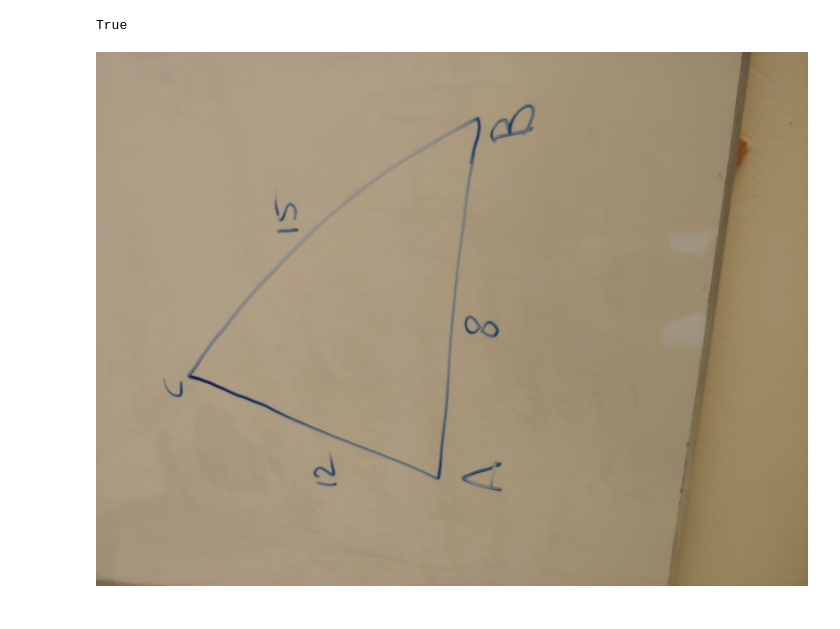
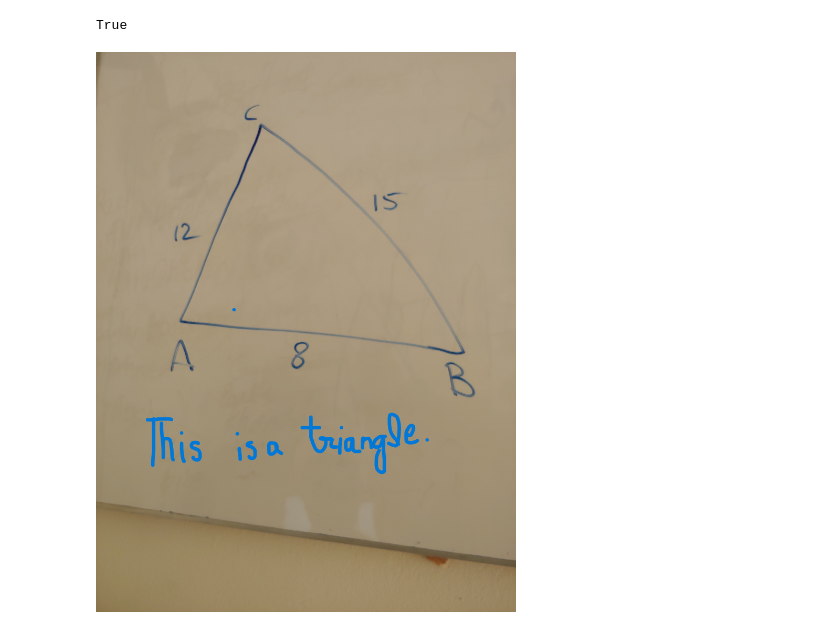
Before and after one commit to JamalArshad147/AI_Engineering, a Jupyter notebook: 6. Generative AI/1. app.ipynb, the cells around one changed output. Saved outputs shown, nothing was run; the diff lists cells and outputs as text; code cells hidden in the pictures.

```diff
--- a/6. Generative AI/1. app.ipynb
+++ b/6. Generative AI/1. app.ipynb
@@ -97,11 +97,12 @@ for chunk in response:
 # %%
 # Using local Base64 images as input
 
 from IPython.display import Image, display
-image_path = 'triangle.jpg'
+# image_path = 'triangle.jpg'
+image_path = 'triangle2.jpg'
 display(Image(image_path))
 # %% [output]
-[figure, old version]
+[figure, new version]
 # %%
 import base64
 def encode_image(image_path):
```
Also changed, not shown: parts of 2 cells of this notebook.
